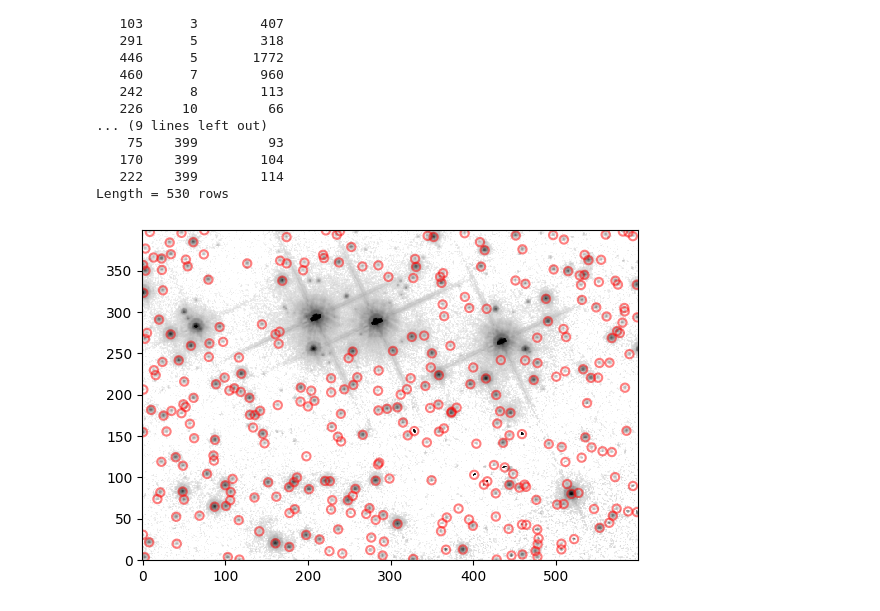
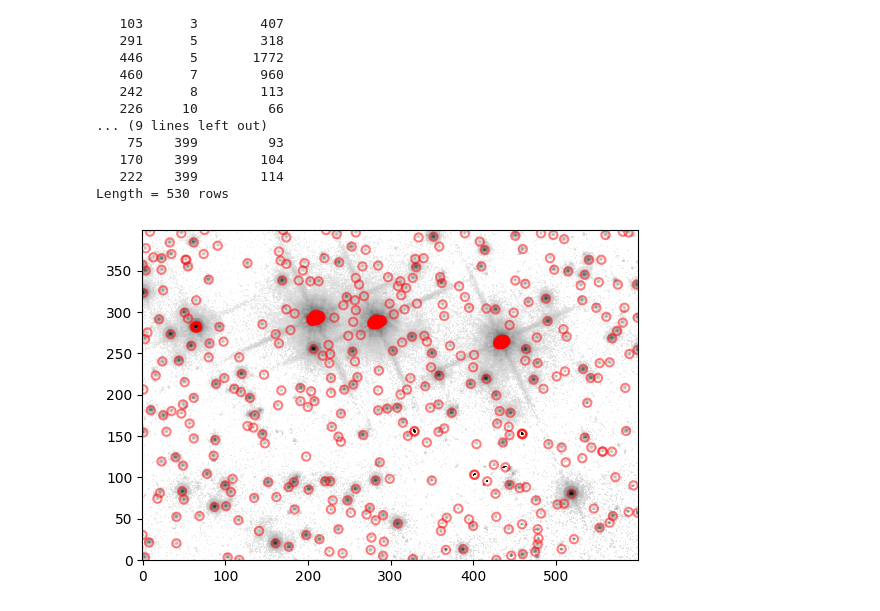
Before and after one commit to laingmic005/aperture-photometry, a Jupyter notebook: L2_photutils-detection.ipynb, the cells around one changed output. Drawn from its saved outputs; the diff is of its cells as text; code cells hidden in the pictures.

```diff
--- a/L2_photutils-detection.ipynb
+++ b/L2_photutils-detection.ipynb
@@ -143,11 +143,12 @@ Length = 530 rows
 # %%
 '''visualize locations of detected peaks with matplotlib'''
 
 # define positions based on peak table and plot data
-postitions = np.transpose((tbl['x_peak'], tbl['y_peak']))
+peak_positions = np.transpose((tbl['x_peak'], tbl['y_peak']))
 plt.imshow(section1, cmap = 'Greys', origin = 'lower', norm = LogNorm(), interpolation = 'nearest')
 
-# plot apertures, but change color to distinguish from DAOStarFinder data
-apertures.plot(color = 'red', lw = 1.5, alpha = 0.5);
+# plot peak apertures
+peak_apertures = CircularAperture(peak_positions, r = 5.0)
+peak_apertures.plot(color = 'red', lw = 1.5, alpha = 0.5);
 # %% [output]
-[figure, old version]
+[figure, new version]
```
